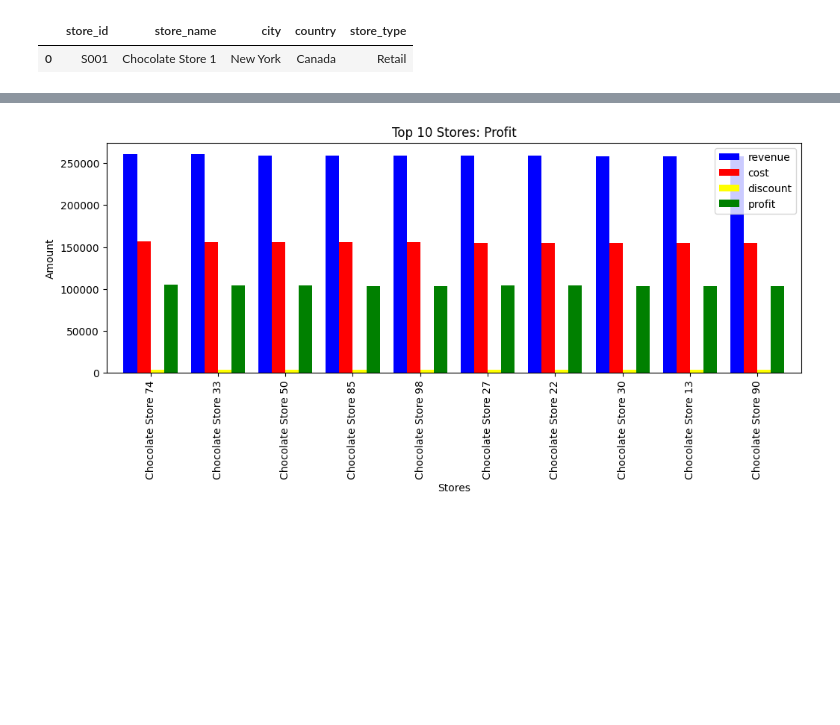
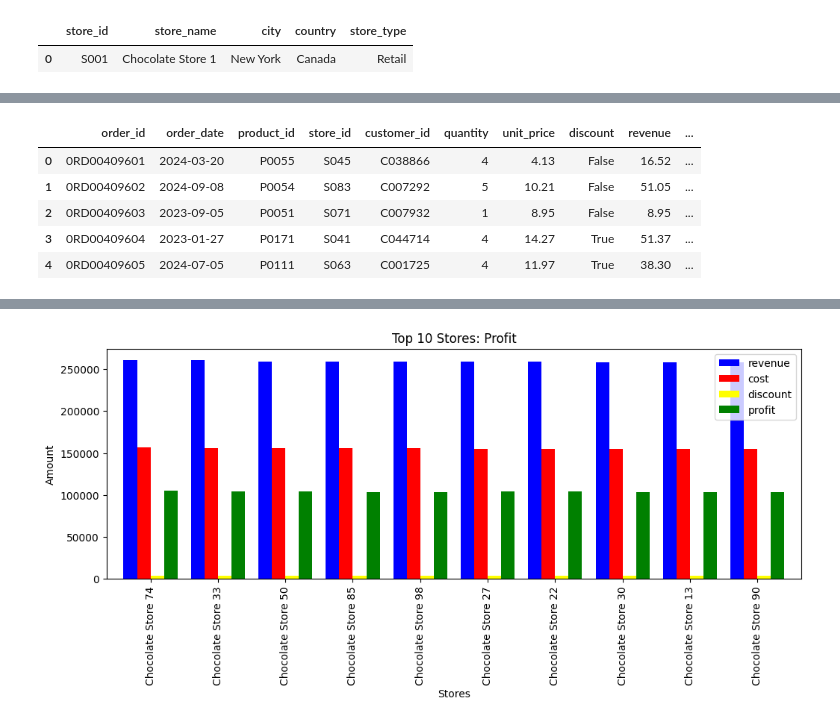
Before and after one commit to GeorgeFrezerMakina/Data-Analysis-Portifolio, a Jupyter notebook: chocolate-sales-analysis/chocolate-sales-analysis.ipynb, the cells around one changed output, grey strips where cells are left out. Drawn from its saved outputs; the diff is of its cells as text; code cells hidden in the pictures; blank space fills up the shorter version.

```diff
--- a/chocolate-sales-analysis/chocolate-sales-analysis.ipynb
+++ b/chocolate-sales-analysis/chocolate-sales-analysis.ipynb
@@ -270,0 +343,20 @@ sales_stores_df = conn.execute(
+# %%
+dates = sales_stores_df["order_date"]
+conditions = [
+    (dates.dt.month >= 1) & (dates.dt.month <= 3),
+    (dates.dt.month >= 4) & (dates.dt.month <= 6),
+    (dates.dt.month >= 7) & (dates.dt.month <= 9),
+    (dates.dt.month >= 10) & (dates.dt.month <= 12)
+
+]
+choices = ["Quarter 1", "Quarter 2", "Quarter 3", "Quarter 4"]
+
+sales_stores_df["quarter"] = np.select(conditions, choices, default="Unknown")
+sales_stores_df.head()
+# %% [output]
+|  | order_id | order_date | product_id | store_id | customer_id | quantity | unit_price | discount | revenue | ... |
+| 0 | 0RD00409601 | 2024-03-20 | P0055 | S045 | C038866 | 4 | 4.13 | False | 16.52 | ... |
+| 1 | 0RD00409602 | 2024-09-08 | P0054 | S083 | C007292 | 5 | 10.21 | False | 51.05 | ... |
+| 2 | 0RD00409603 | 2023-09-05 | P0051 | S071 | C007932 | 1 | 8.95 | False | 8.95 | ... |
+| 3 | 0RD00409604 | 2023-01-27 | P0171 | S041 | C044714 | 4 | 14.27 | True | 51.37 | ... |
+| 4 | 0RD00409605 | 2024-07-05 | P0111 | S063 | C001725 | 4 | 11.97 | True | 38.30 | ... |
```
Also changed, not shown: parts of 14 cells of this notebook, 1 other file.
